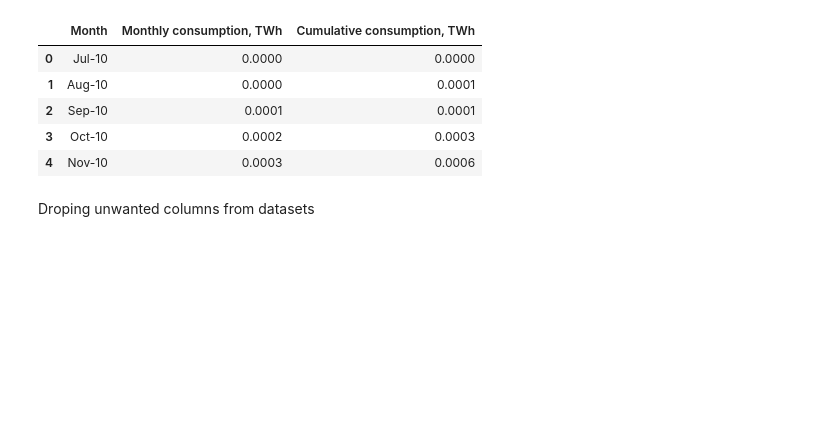
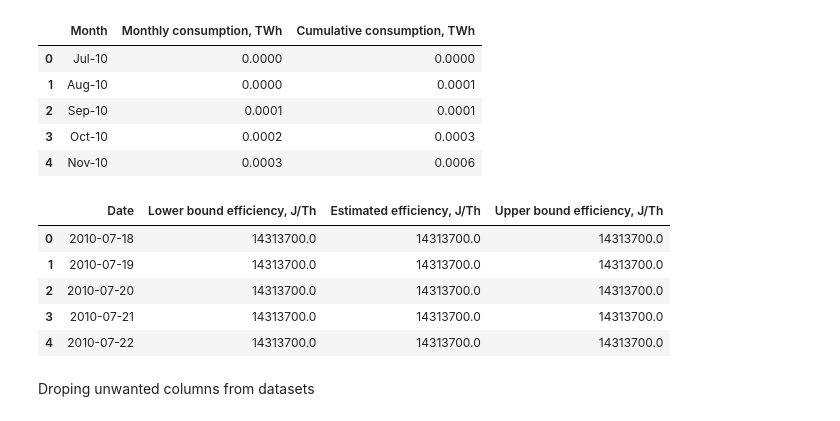
Before and after one commit to idriskhattak/Impact-of-Environment-on-BTICOIN, a Jupyter notebook: Merging the datasets.ipynb, the cells around one changed output. Drawn from its saved outputs; the diff is of its cells as text; code cells hidden in the pictures; blank space fills up the shorter version.

```diff
--- a/Merging the datasets.ipynb
+++ b/Merging the datasets.ipynb
@@ -8,6 +8,7 @@ vix_data = pd.read_csv("DATA/_VIX (1).csv")
 BTC_data = pd.read_csv("DATA/BTC-USD.csv")
 co2_data = pd.read_csv('DATA/CO2-emission.csv')
 electricity_consumption_data = pd.read_csv('DATA/Electricity-Consumption-AVG.csv')
+Energy_Eficiency_data = pd.read_csv('DATA/Energy-Eficiency.csv')
 # %% [markdown]
 # Cleaning the Data
 # %%
@@ -56,6 +57,15 @@ electricity_consumption_data.head()
 | 2 | Sep-10 | 0.0001 | 0.0001 |
 | 3 | Oct-10 | 0.0002 | 0.0003 |
 | 4 | Nov-10 | 0.0003 | 0.0006 |
+# %%
+Energy_Eficiency_data.head()
+# %% [output]
+|  | Date | Lower bound efficiency, J/Th | Estimated efficiency, J/Th | Upper bound efficiency, J/Th |
+| 0 | 2010-07-18 | 14313700.0 | 14313700.0 | 14313700.0 |
+| 1 | 2010-07-19 | 14313700.0 | 14313700.0 | 14313700.0 |
+| 2 | 2010-07-20 | 14313700.0 | 14313700.0 | 14313700.0 |
+| 3 | 2010-07-21 | 14313700.0 | 14313700.0 | 14313700.0 |
+| 4 | 2010-07-22 | 14313700.0 | 14313700.0 | 14313700.0 |
 # %% [markdown]
 Droping unwanted columns from datasets
 # %%
```
Also changed, not shown: parts of 22 cells of this notebook.
